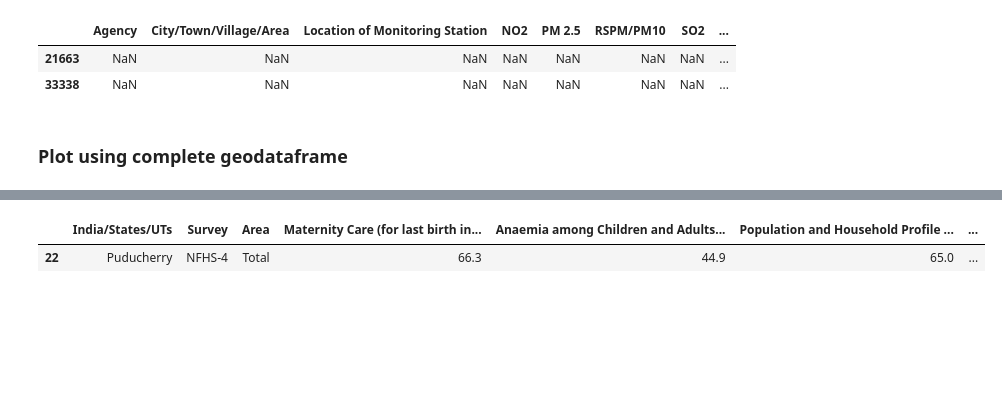
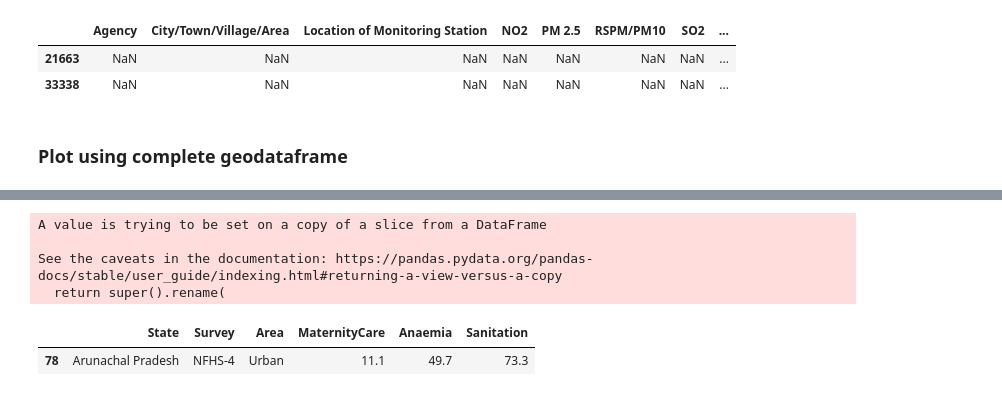
Before and after one commit to adarshm-26/Predicting-Anaemia-Occurrence, a Jupyter notebook: DWDM_Air_Quality_Index.ipynb, the cells around one changed output, grey strips where cells are left out. Cells and saved outputs as stored; diff of their text form; code cells hidden in the pictures; blank space fills up the shorter version.

```diff
--- a/DWDM_Air_Quality_Index.ipynb
+++ b/DWDM_Air_Quality_Index.ipynb
@@ -329,21 +431,24 @@ aqi_data.plot(column='AQI', cmap='cool', markersize=25, figsize=(15,15), legend=
 # %%
-nfhs_data = pd.read_csv('NFHS_Data/NFHS-4_NFHS3_Factsheet-All_India_Indicators_R1.csv')
 health = nfhs_data[
     [
         'India/States/UTs',
         'Survey',
         'Area',
-        'Maternity Care (for last birth in the 5 years before the survey) - Mothers who consumed iron folic acid for 100 days or more when they were pregnant (%)','Anaemia among Children and Adults15 - Children age 6-59 months who are anaemic (<11.0 g/dl) (%)',
+        'Maternity Care (for last birth in the 5 years before the survey) - Mothers who consumed iron folic acid for 100 days or more when they were pregnant (%)',
+        'Anaemia among Children and Adults15 - Children age 6-59 months who are anaemic (<11.0 g/dl) (%)',
         'Population and Household Profile - Households using improved sanitation facility (%)'
     ]
 ]
-health = health[(health["Survey"]=="NFHS-4") & (health["Area"]=="Total")]
-health = health[1:].sort_values(by="India/States/UTs")
-aqi_mean = aqi_data.groupby("State")["AQI"].mean()
-health.index = list(range(len(health)))
-health.iloc[6,0] = "Chhattisgarh"
-health = pd.merge(health, aqi_mean, how='right', left_on='India/States/UTs', right_on='State')
+health.rename(columns={
+    'India/States/UTs':'State',
+    'Maternity Care (for last birth in the 5 years before the survey) - Mothers who consumed iron folic acid for 100 days or more when they were pregnant (%)':'MaternityCare',
+    'Anaemia among Children and Adults15 - Children age 6-59 months who are anaemic (<11.0 g/dl) (%)':'Anaemia',
+    'Population and Household Profile - Households using improved sanitation facility (%)':'Sanitation'}, inplace=True)
 health.sample()
 # %% [output]
+A value is trying to be set on a copy of a slice from a DataFrame
+
+See the caveats in the documentation: https://pandas.pydata.org/pandas-docs/stable/user_guide/indexing.html#returning-a-view-versus-a-copy
+  return super().rename(
-|  | India/States/UTs | Survey | Area | Maternity Care (for last birth in... | Anaemia among Children and Adults... | Population and Household Profile ... | ... |
-| 22 | Puducherry | NFHS-4 | Total | 66.3 | 44.9 | 65.0 | ... |
+|  | State | Survey | Area | MaternityCare | Anaemia | Sanitation |
+| 78 | Arunachal Pradesh | NFHS-4 | Urban | 11.1 | 49.7 | 73.3 |
```
Also changed, not shown: parts of 69 cells of this notebook.
